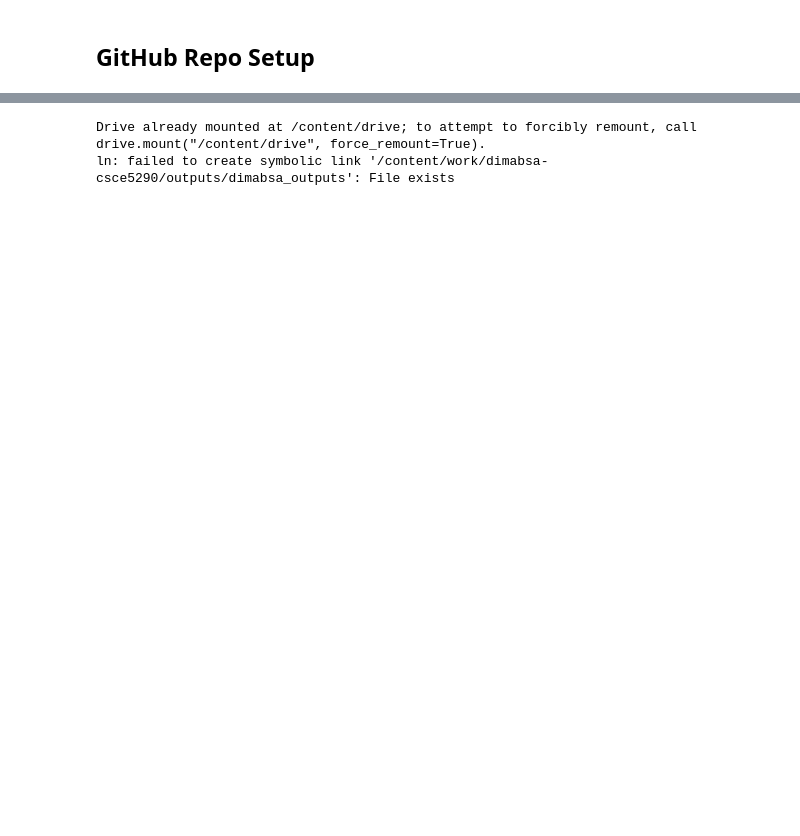
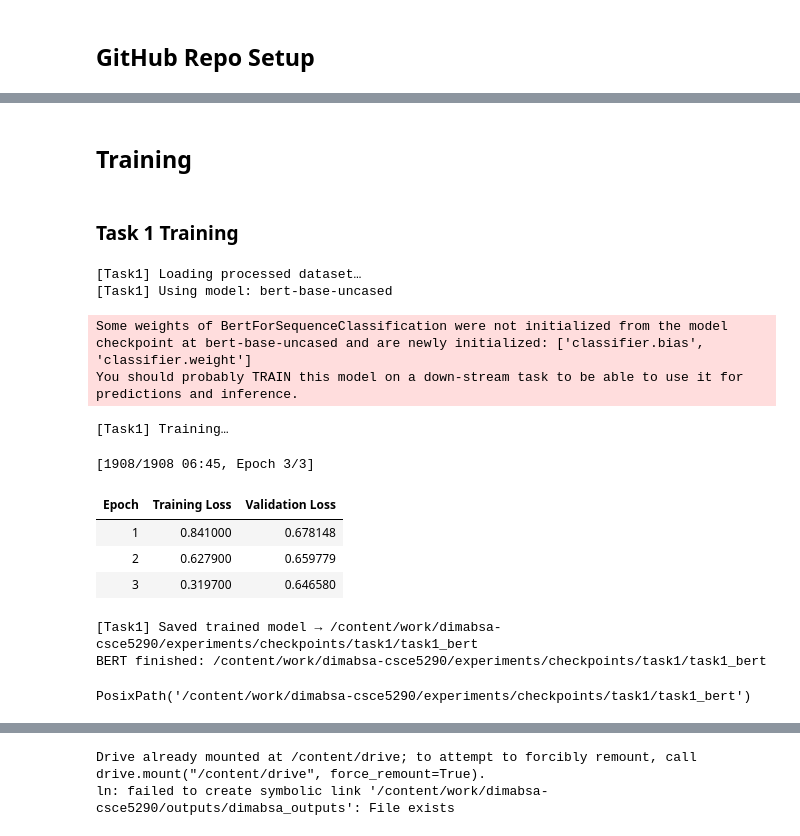
Before and after one commit to bobjack1313/dimabsa-csce5290, a Jupyter notebook: notebooks/csce5290_dimabsa.ipynb, the cells around one changed output, grey strips where cells are left out. Saved outputs shown, nothing was run; the diff lists cells and outputs as text; code cells hidden in the pictures; blank space fills up the shorter version.

Commit message:
Update csce5290_dimabsa.ipynb with project code

```diff
--- a/notebooks/csce5290_dimabsa.ipynb
+++ b/notebooks/csce5290_dimabsa.ipynb
@@ -95,0 +332,4 @@ Transformers: 4.57.0
+# %% [markdown]
+## **Training**
+# %% [markdown]
+### **Task 1 Training**
@@ -95,0 +474,25 @@ Transformers: 4.57.0
+# %%
+# Train for BERT
+trained_bert = train_task1_notebook(
+    arch="bert",
+    model_name="bert-base-uncased",
+    epochs=3,
+    batch_size=8,
+    lr=5e-5,
+)
+print("BERT finished:", trained_bert)
+trained_bert
+# %% [output]
+[Task1] Loading processed dataset…
+[Task1] Using model: bert-base-uncased
+Some weights of BertForSequenceClassification were not initialized from the model checkpoint at bert-base-uncased and are newly initialized: ['classifier.bias', 'classifier.weight']
+You should probably TRAIN this model on a down-stream task to be able to use it for predictions and inference.
+[Task1] Training…
+[1908/1908 06:45, Epoch 3/3]
+| Epoch | Training Loss | Validation Loss |
+| 1 | 0.841000 | 0.678148 |
+| 2 | 0.627900 | 0.659779 |
+| 3 | 0.319700 | 0.646580 |
+[Task1] Saved trained model → /content/work/dimabsa-csce5290/experiments/checkpoints/task1/task1_bert
+BERT finished: /content/work/dimabsa-csce5290/experiments/checkpoints/task1/task1_bert
+PosixPath('/content/work/dimabsa-csce5290/experiments/checkpoints/task1/task1_bert')
```
Also changed, not shown: parts of 29 cells of this notebook.
